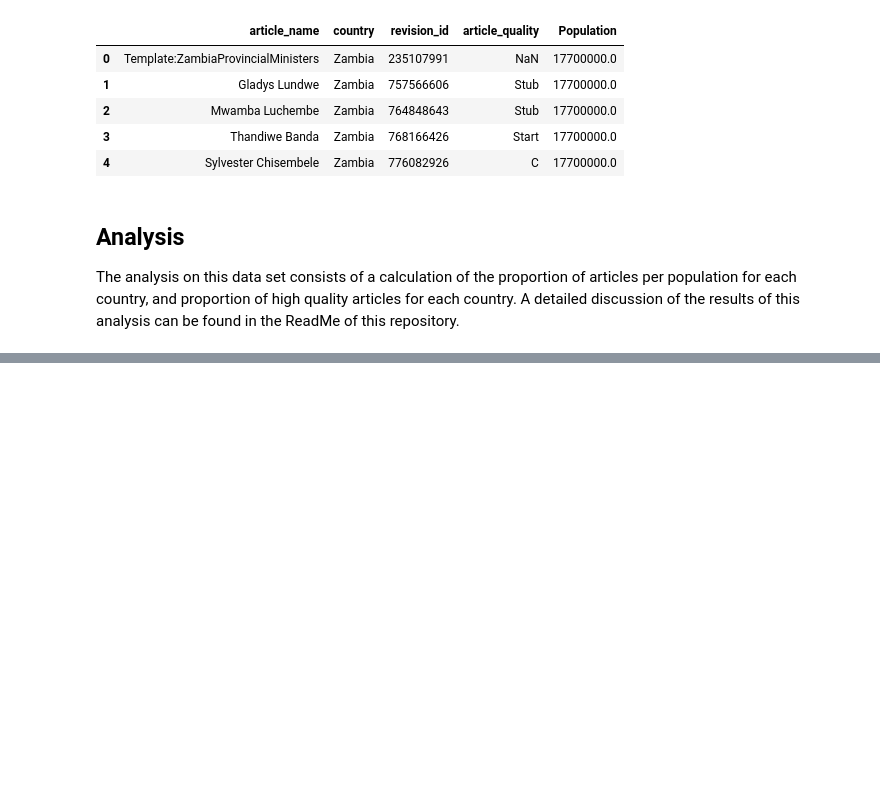
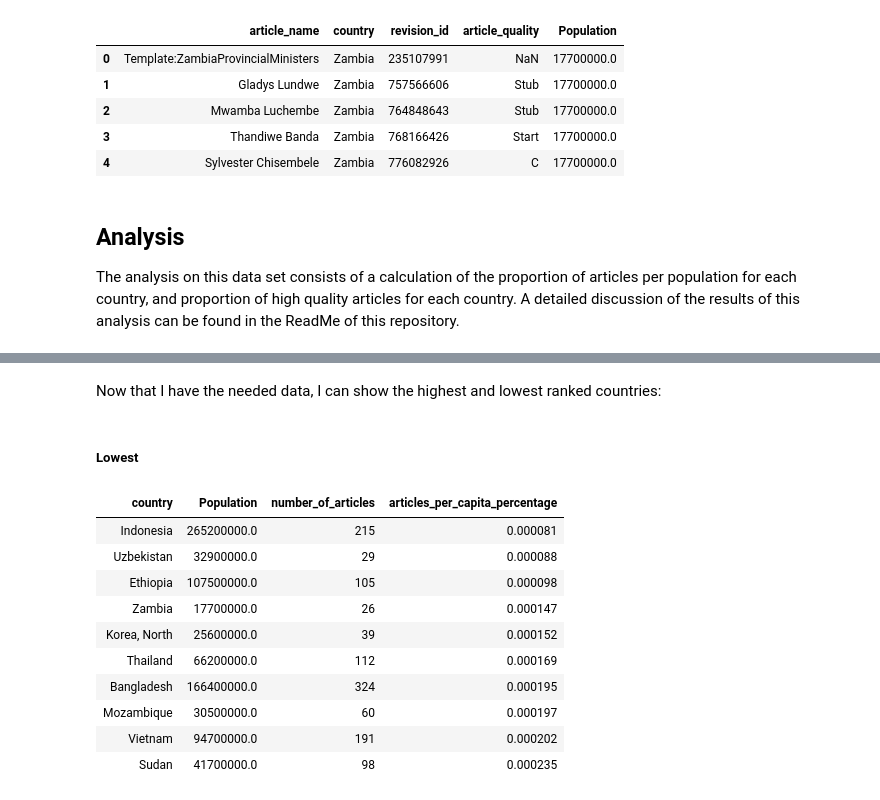
Before and after one commit to kentdanas/data-512-a2, a Jupyter notebook: hcds-a2-bias.ipynb, the cells around one changed output, grey strips where cells are left out. Cells and saved outputs as stored; diff of their text form; code cells hidden in the pictures; blank space fills up the shorter version.

```diff
--- a/hcds-a2-bias.ipynb
+++ b/hcds-a2-bias.ipynb
@@ -185,0 +200,20 @@ The analysis on this data set consists of a calculation of the proportion of art
+# %% [markdown]
+Now that I have the needed data, I can show the highest and lowest ranked countries:
+# %% [markdown]
+##### Lowest
+# %%
+#Pull first 10 rows of ascending-sorted dataframe
+low_articles_per_cap = articles_per_cap.sort_values(by=['articles_per_capita_percentage'])[0:10]
+display(HTML(low_articles_per_cap.to_html(index=False)))
+# %% [output]
+| country | Population | number_of_articles | articles_per_capita_percentage |
+| Indonesia | 265200000.0 | 215 | 0.000081 |
+| Uzbekistan | 32900000.0 | 29 | 0.000088 |
+| Ethiopia | 107500000.0 | 105 | 0.000098 |
+| Zambia | 17700000.0 | 26 | 0.000147 |
+| Korea, North | 25600000.0 | 39 | 0.000152 |
+| Thailand | 66200000.0 | 112 | 0.000169 |
+| Bangladesh | 166400000.0 | 324 | 0.000195 |
+| Mozambique | 30500000.0 | 60 | 0.000197 |
+| Vietnam | 94700000.0 | 191 | 0.000202 |
+| Sudan | 41700000.0 | 98 | 0.000235 |
```
Also changed, not shown: parts of 21 cells of this notebook.
